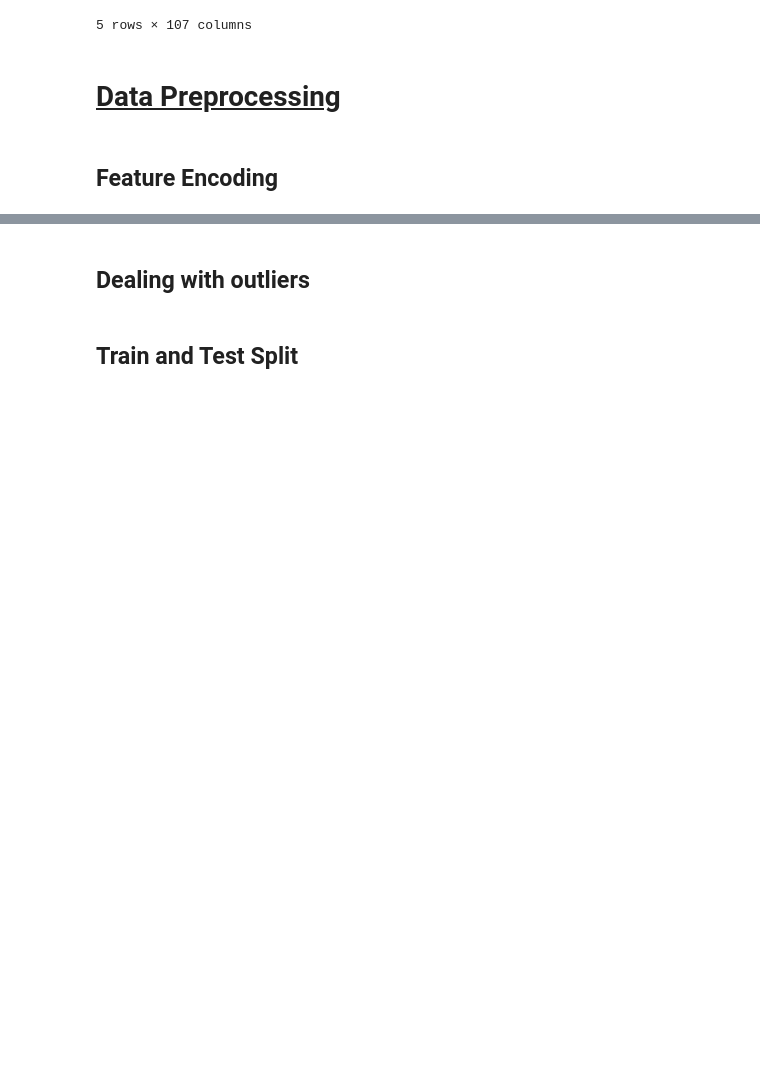
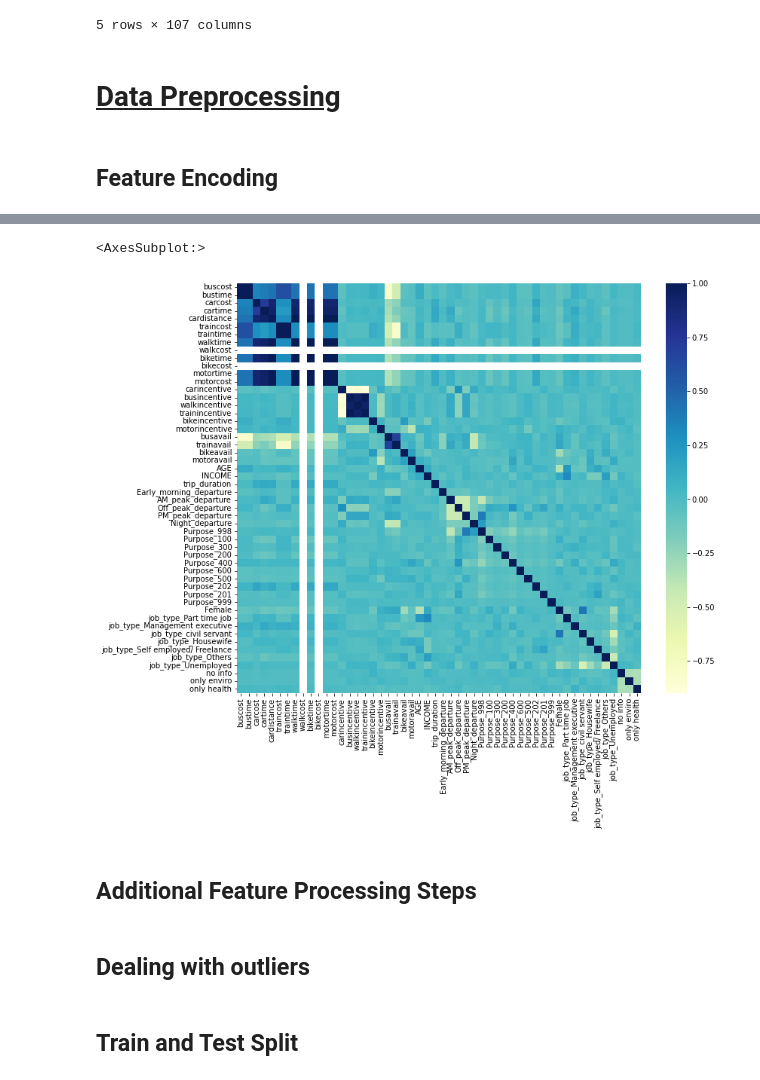
Before and after one commit to Obliquedbishop/CG_based_DCMs, a Jupyter notebook: discrete_choice_model.ipynb, the cells around one changed output, grey strips where cells are left out. Cells and saved outputs as stored; diff of their text form; code cells hidden in the pictures; blank space fills up the shorter version.

```diff
--- a/discrete_choice_model.ipynb
+++ b/discrete_choice_model.ipynb
@@ -90,19 +94,23 @@ def get_day_zones(trip_datetime):
 job_type_sparse_matrix = ohe.fit_transform(df['job_type'].to_numpy().reshape(-1, 1)).toarray()
 job_type_column_names = ['job_type_'+job for job in df['job_type'].unique()]
 job_type_df = pd.DataFrame(data=job_type_sparse_matrix, columns=job_type_column_names)
+job_type_df = job_type_df.drop(job_type_df.columns[0], axis=1)
 
 # `information` column
 info_sparse_matrix = ohe.fit_transform(df['information'].to_numpy().reshape(-1, 1)).toarray()
 info_df = pd.DataFrame(data=info_sparse_matrix, columns=ohe.categories_[0])
+info_df = info_df.drop(info_df.columns[0], axis=1)
 
 # `SEX` column
 SEX_sparse_matrix = ohe.fit_transform(df['SEX'].to_numpy().reshape(-1, 1)).toarray()
 SEX_df = pd.DataFrame(data=SEX_sparse_matrix, columns=['Male', 'Female'])
+SEX_df = SEX_df.drop(SEX_df.columns[0], axis=1)
 
 # `Purpose` column
 Purpose_sparse_matrix = ohe.fit_transform(df['Purpose'].to_numpy().reshape(-1, 1)).toarray()
 Purpose_column_names = ['Purpose_'+str(purpose_code) for purpose_code in df['Purpose'].unique()]
 Purpose_df = pd.DataFrame(data=Purpose_sparse_matrix, columns=Purpose_column_names)
+Purpose_df = Purpose_df.drop(Purpose_df.columns[0], axis=1)
 
 # Getting the trip duration in minutes
 df['trip_duration'] = df[['departure_time', 'arrival_time']].T.apply(get_trip_duration)
@@ -131,2 +139,10 @@ df2.head()
-# %%
-df2 = df2.drop(['bikecost', 'walkcost'], axis='columns')
+# %%
+# all the alternative specific variables are heavily correlated with each other
+
+fig, ax = plt.subplots(1, 1, figsize=(12, 10))
+sns.heatmap(df2.drop(attitudinal_variables, axis='columns').corr(numeric_only=True), cmap='YlGnBu', annot=False, ax=ax)
+# %% [output]
+<AxesSubplot:>
+[figure, added]
+# %% [markdown]
+## <b>Additional Feature Processing Steps</b>
```
Also changed, not shown: parts of 16 cells of this notebook.
